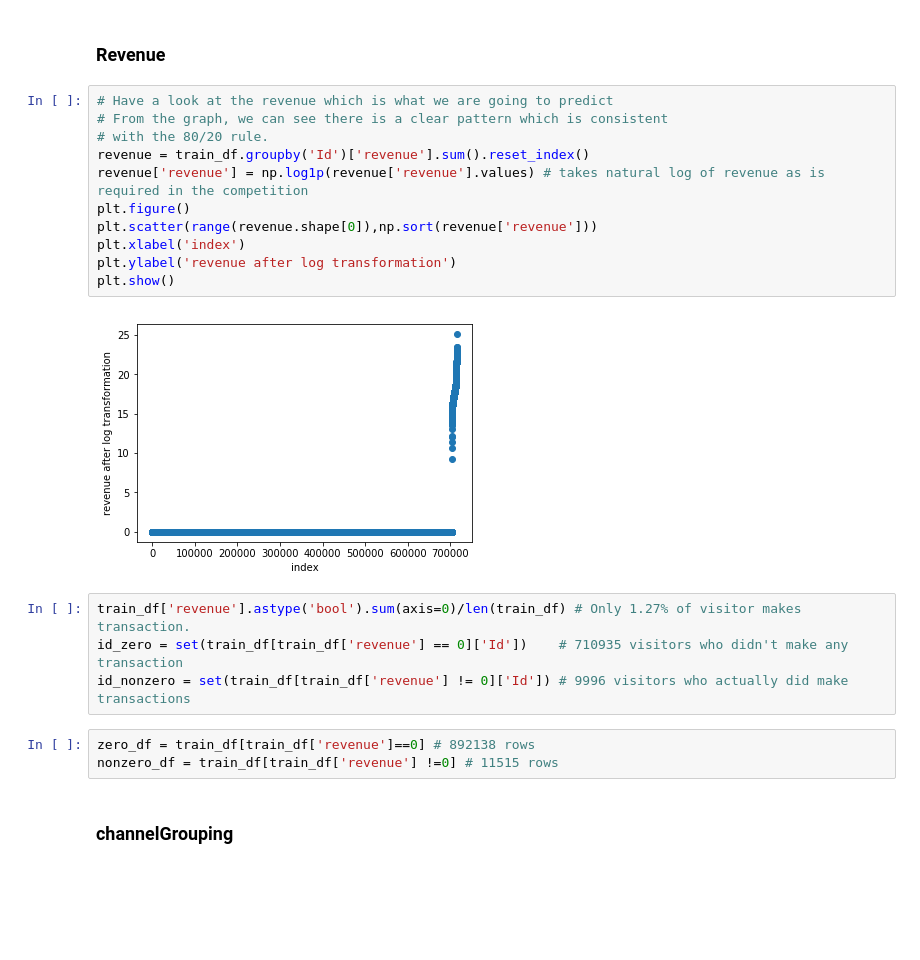
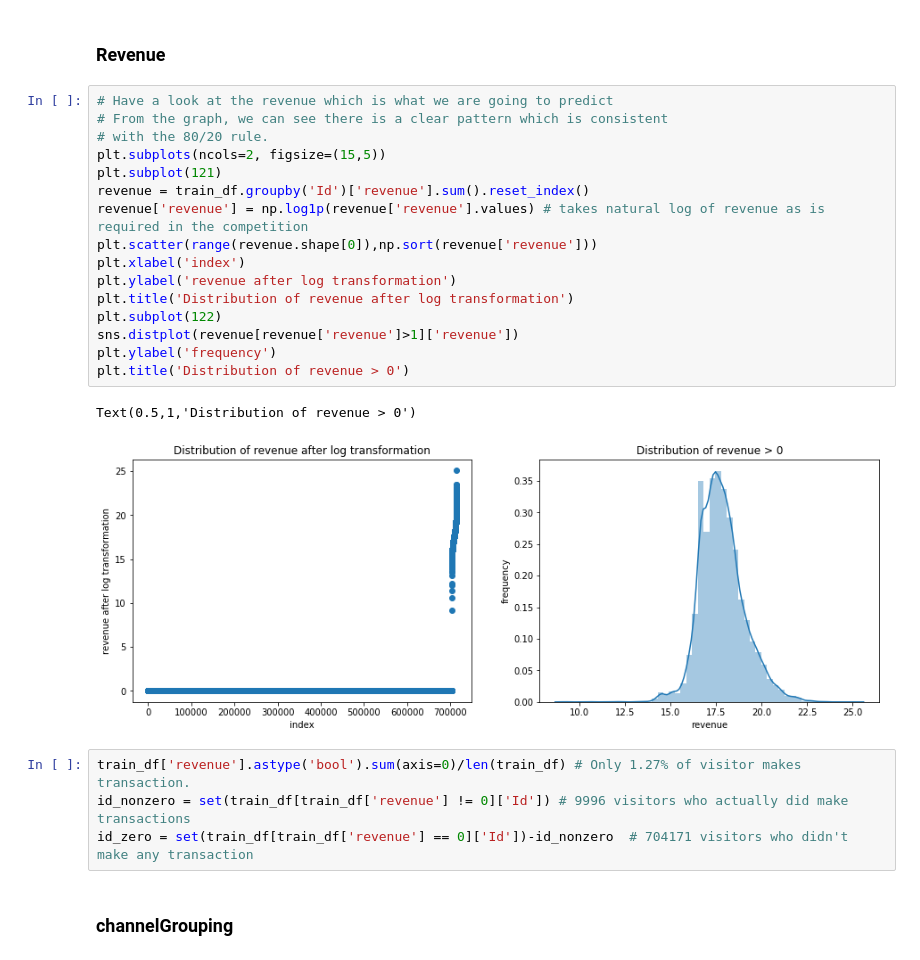
Before and after one commit to jhan0317/sys6018-competition-revenue-prediction, a Jupyter notebook: exploration.ipynb, the cells around one changed output. Drawn from its saved outputs; the diff is of its cells as text; blank space fills up the shorter version.

```diff
--- a/exploration.ipynb
+++ b/exploration.ipynb
@@ -165,23 +166,26 @@ Index(['social', 'd.browserSize', 'd.browserVersion', 'd.flashVersion',
 # %%
 # Have a look at the revenue which is what we are going to predict
 # From the graph, we can see there is a clear pattern which is consistent
 # with the 80/20 rule.
+plt.subplots(ncols=2, figsize=(15,5))
+plt.subplot(121)
 revenue = train_df.groupby('Id')['revenue'].sum().reset_index()
 revenue['revenue'] = np.log1p(revenue['revenue'].values) # takes natural log of revenue as is required in the competition
-plt.figure()
 plt.scatter(range(revenue.shape[0]),np.sort(revenue['revenue']))
 plt.xlabel('index')
 plt.ylabel('revenue after log transformation')
-plt.show()
+plt.title('Distribution of revenue after log transformation')
+plt.subplot(122)
+sns.distplot(revenue[revenue['revenue']>1]['revenue'])
+plt.ylabel('frequency')
+plt.title('Distribution of revenue > 0')
 # %% [output]
+Text(0.5,1,'Distribution of revenue > 0')
-[figure, old version]
+[figure, new version]
 # %%
 train_df['revenue'].astype('bool').sum(axis=0)/len(train_df) # Only 1.27% of visitor makes transaction.
-id_zero = set(train_df[train_df['revenue'] == 0]['Id'])    # 710935 visitors who didn't make any transaction
 id_nonzero = set(train_df[train_df['revenue'] != 0]['Id']) # 9996 visitors who actually did make transactions
+id_zero = set(train_df[train_df['revenue'] == 0]['Id'])-id_nonzero  # 704171 visitors who didn't make any transaction
-# %%
-zero_df = train_df[train_df['revenue']==0] # 892138 rows
-nonzero_df = train_df[train_df['revenue'] !=0] # 11515 rows
 # %% [markdown]
 ### channelGrouping
 # %%
```
Also changed, not shown: parts of 9 cells of this notebook.
